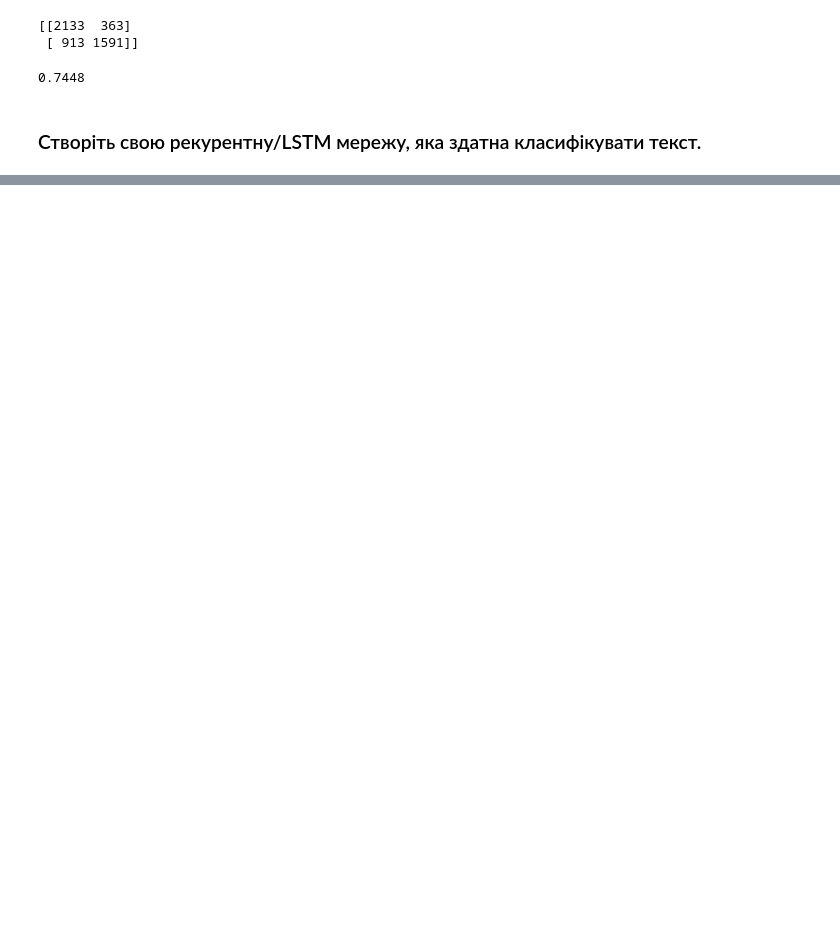
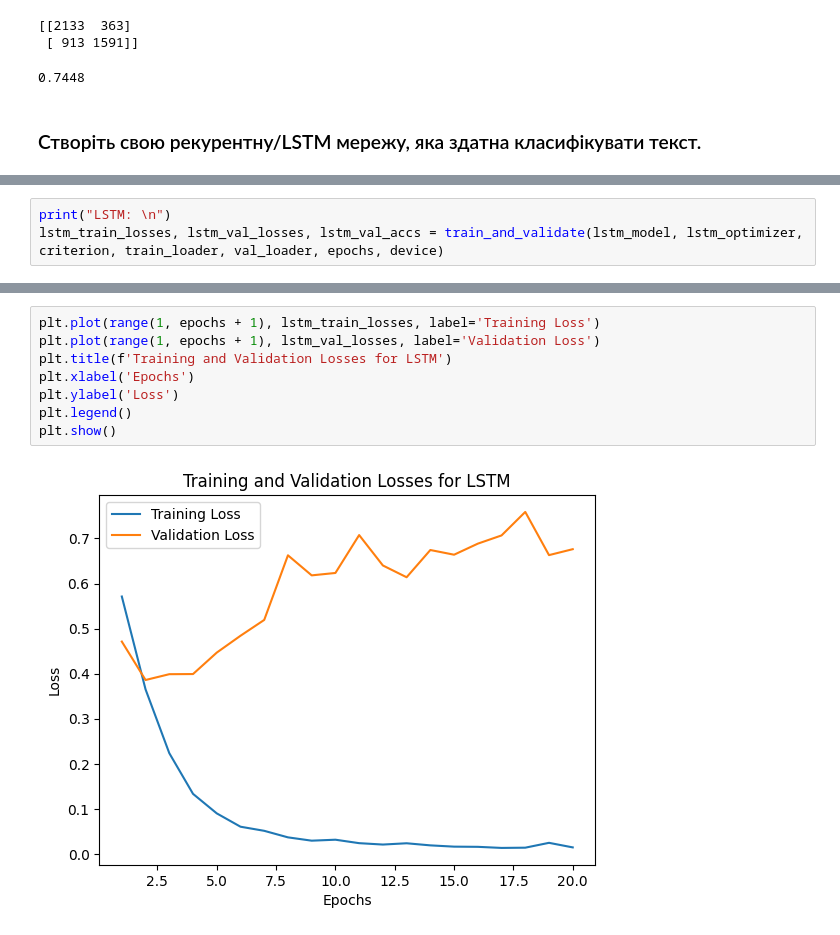
Before and after one commit to 4gn5t/DataInstrumentsPY, a Jupyter notebook: Lab10_TextWithNeuralNetwork/Lab10.ipynb, the cells around one changed output, grey strips where cells are left out. Drawn from its saved outputs; the diff is of its cells as text; blank space fills up the shorter version.

```diff
--- a/Lab10_TextWithNeuralNetwork/Lab10.ipynb
+++ b/Lab10_TextWithNeuralNetwork/Lab10.ipynb
@@ -61,0 +397,3 @@ GaussianNB()
+# %%
+print("LSTM: \n")
+lstm_train_losses, lstm_val_losses, lstm_val_accs = train_and_validate(lstm_model, lstm_optimizer, criterion, train_loader, val_loader, epochs, device)
@@ -61,0 +418,10 @@ GaussianNB()
+# %%
+plt.plot(range(1, epochs + 1), lstm_train_losses, label='Training Loss')
+plt.plot(range(1, epochs + 1), lstm_val_losses, label='Validation Loss')
+plt.title(f'Training and Validation Losses for LSTM')
+plt.xlabel('Epochs')
+plt.ylabel('Loss')
+plt.legend()
+plt.show()
+# %% [output]
+[figure, added]
```
Also changed, not shown: parts of 35 cells of this notebook, 1 other file.
